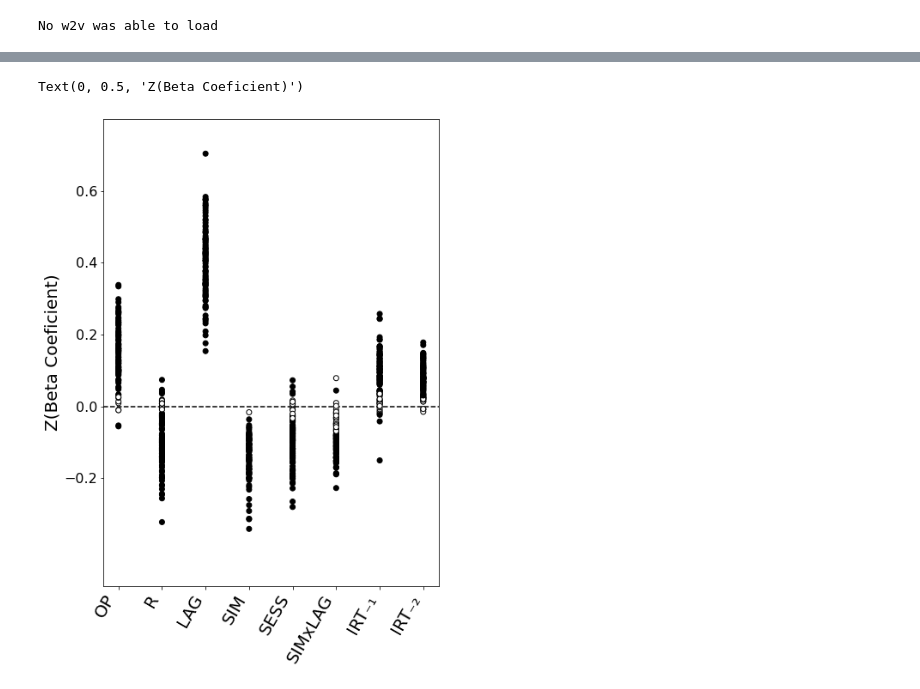
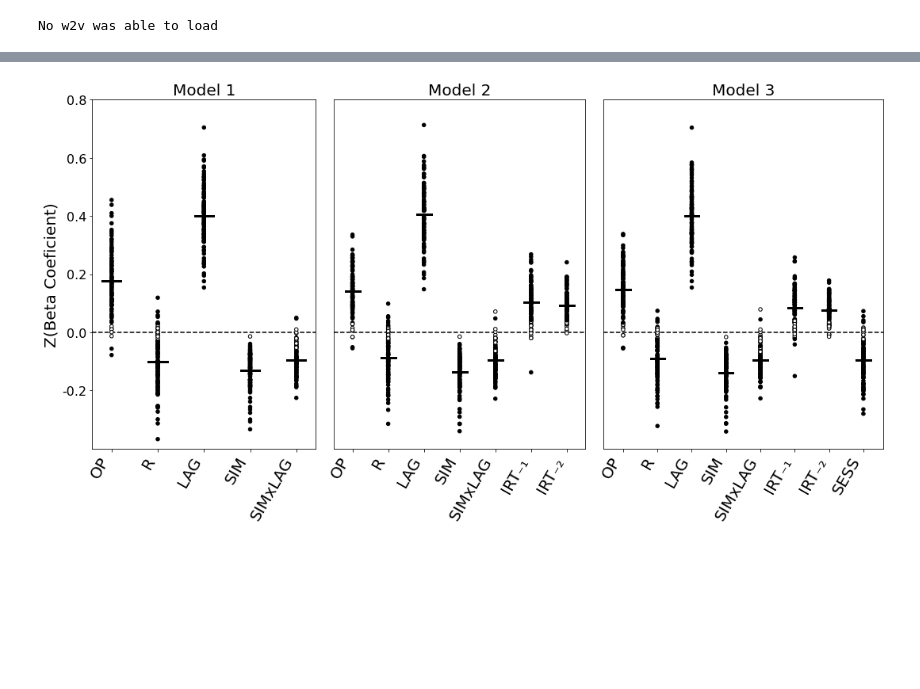
Before and after one commit to shaigoldman/IRT_git, a Jupyter notebook: CodeBase/BetaDists.ipynb, the cells around one changed output, grey strips where cells are left out. Cells and saved outputs as stored; diff of their text form; code cells hidden in the pictures; blank space fills up the shorter version.

Commit message:
updated betaDists for three model plot

```diff
--- a/CodeBase/BetaDists.ipynb
+++ b/CodeBase/BetaDists.ipynb
@@ -58,3 +48,0 @@ def relabel_betas(betas, pvals):
-# %%
-rbetas, rpvals, r2s = get_betas(subjs)
-betas, pvals = relabel_betas(rbetas, rpvals)
@@ -80,17 +48,0 @@ results
-# %%
-fig, axes = plt.subplots(figsize=(7,10))
-
-plt.axhline(0, color='k', linestyle='--', zorder=1)
-
-for i, col in enumerate(betas.columns):
-    colors = [(0,0,0) if p < 0.05
-              else (1,1,1)
-              for p in pvals[col]]
-    plt.scatter([i]*len(betas), betas[col], c=colors, edgecolor='k', zorder=10)
-plt.xticks(range(len(BETAS_ORDER)), [abbrv(i) for i in BETAS_ORDER], rotation=60, ha='right', fontsize=20)
-plt.yticks(np.arange(-.2,.7, .2), fontsize=16)
-plt.ylim((-.5, .8))
-plt.ylabel('Z(Beta Coeficient)', fontsize=20)
-# %% [output]
-Text(0, 0.5, 'Z(Beta Coeficient)')
-[figure, removed]
@@ -96,0 +70,37 @@ Text(0, 0.5, 'Z(Beta Coeficient)')
+# %%
+def beta_plot(axes, betas, pvals, hide_ylabels=False, title=""):
+    axes.axhline(0, color='k', linestyle='--', zorder=1)
+
+    for i, col in enumerate(betas.columns):
+        colors = [(0,0,0) if p < 0.05 else (1,1,1)
+                  for p in pvals[col]]
+        axes.scatter([i]*len(betas), betas[col], c=colors, edgecolor='k', zorder=10, s=20)
+        axes.plot([i-.2,i+.2], [betas[col].mean()]*2, color='k', linewidth=3)
+    axes.set_xticks(range(len(betas.columns)))
+    axes.set_xticklabels(betas.columns, rotation=60, ha='right', fontsize=20)
+
+    if hide_ylabels:
+        axes.set_yticks([])
+    else:
+        yticks = np.round(np.arange(-.2,.9, .2), 1)
+        axes.set_yticks(yticks)
+        axes.set_yticklabels(yticks, fontsize=16)
+        axes.set_ylabel('Z(Beta Coeficient)', fontsize=20)
+
+    axes.set_ylim((-.4, .8))
+    axes.set_title(title, fontsize=20)
+# %%
+subjs = db.get_subjs()
+
+fig, axes = plt.subplots(figsize=(15,8), ncols=3, gridspec_kw={'width_ratios': [4, 4.5, 5]})
+
+hide_ylabels = False
+for i, ax in enumerate(axes):
+    betas, pvals, r2s = get_betas(subjs, model_num=i+1)
+    relabel_betas(betas, pvals)
+    beta_plot(ax, betas, pvals, hide_ylabels=hide_ylabels, title=f'Model {i+1}')
+    hide_ylabels = True
+fig.tight_layout()
+fig.savefig('all_betas.pdf')
+# %% [output]
+[figure, added]
```
Also changed, not shown: parts of 8 cells of this notebook, 14 other files.
